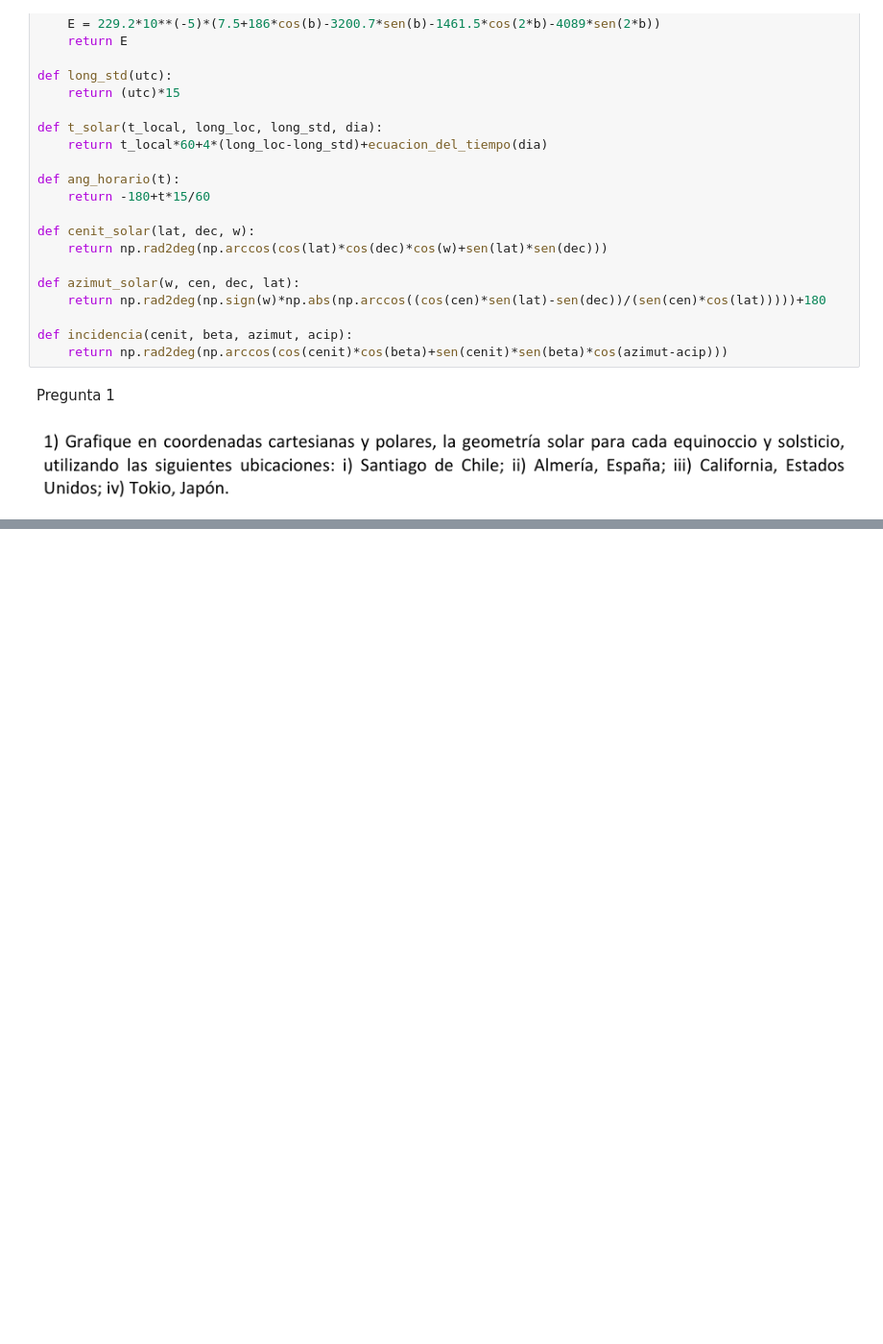
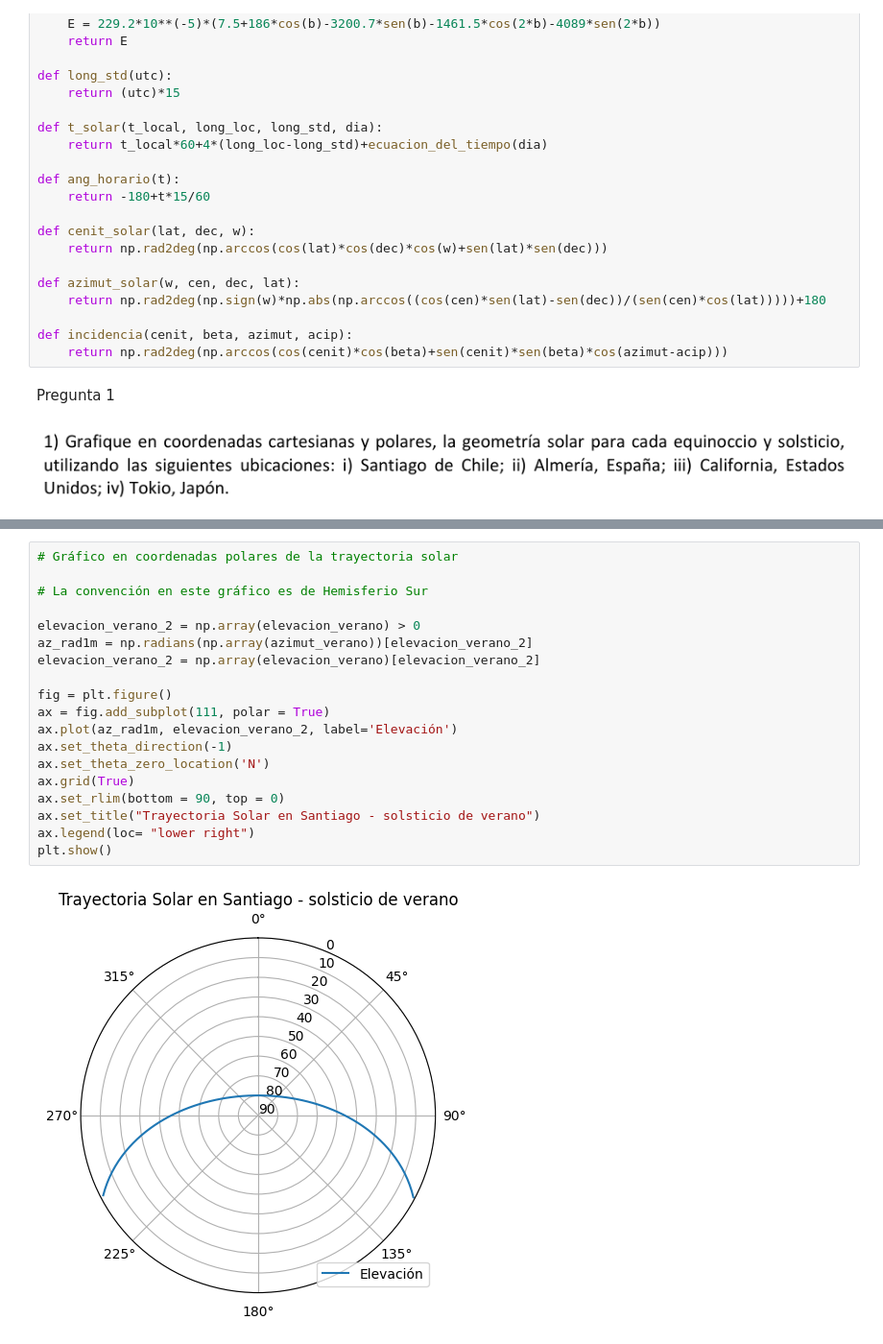
Before and after one commit to felipeschmidt01/Tareas-Fotovoltaicos, a Jupyter notebook: Tarea 1/Tarea 1 - memoria de cálculo.ipynb, the cells around one changed output, grey strips where cells are left out. Shown at 96% size. Cells and saved outputs as stored; diff of their text form; blank space fills up the shorter version.

```diff
--- a/Tarea 1/Tarea 1 - memoria de cálculo.ipynb
+++ b/Tarea 1/Tarea 1 - memoria de cálculo.ipynb
@@ -126,0 +185,21 @@ horas = list(range(0, 25))
+# %%
+# Gráfico en coordenadas polares de la trayectoria solar
+
+# La convención en este gráfico es de Hemisferio Sur
+
+elevacion_verano_2 = np.array(elevacion_verano) > 0
+az_rad1m = np.radians(np.array(azimut_verano))[elevacion_verano_2]
+elevacion_verano_2 = np.array(elevacion_verano)[elevacion_verano_2]
+
+fig = plt.figure()
+ax = fig.add_subplot(111, polar = True)
+ax.plot(az_rad1m, elevacion_verano_2, label='Elevación')
+ax.set_theta_direction(-1)
+ax.set_theta_zero_location('N')
+ax.grid(True)
+ax.set_rlim(bottom = 90, top = 0)
+ax.set_title("Trayectoria Solar en Santiago - solsticio de verano")
+ax.legend(loc= "lower right")
+plt.show()
+# %% [output]
+[figure, added]
```
Also changed, not shown: parts of 69 cells of this notebook, 1 other file.
